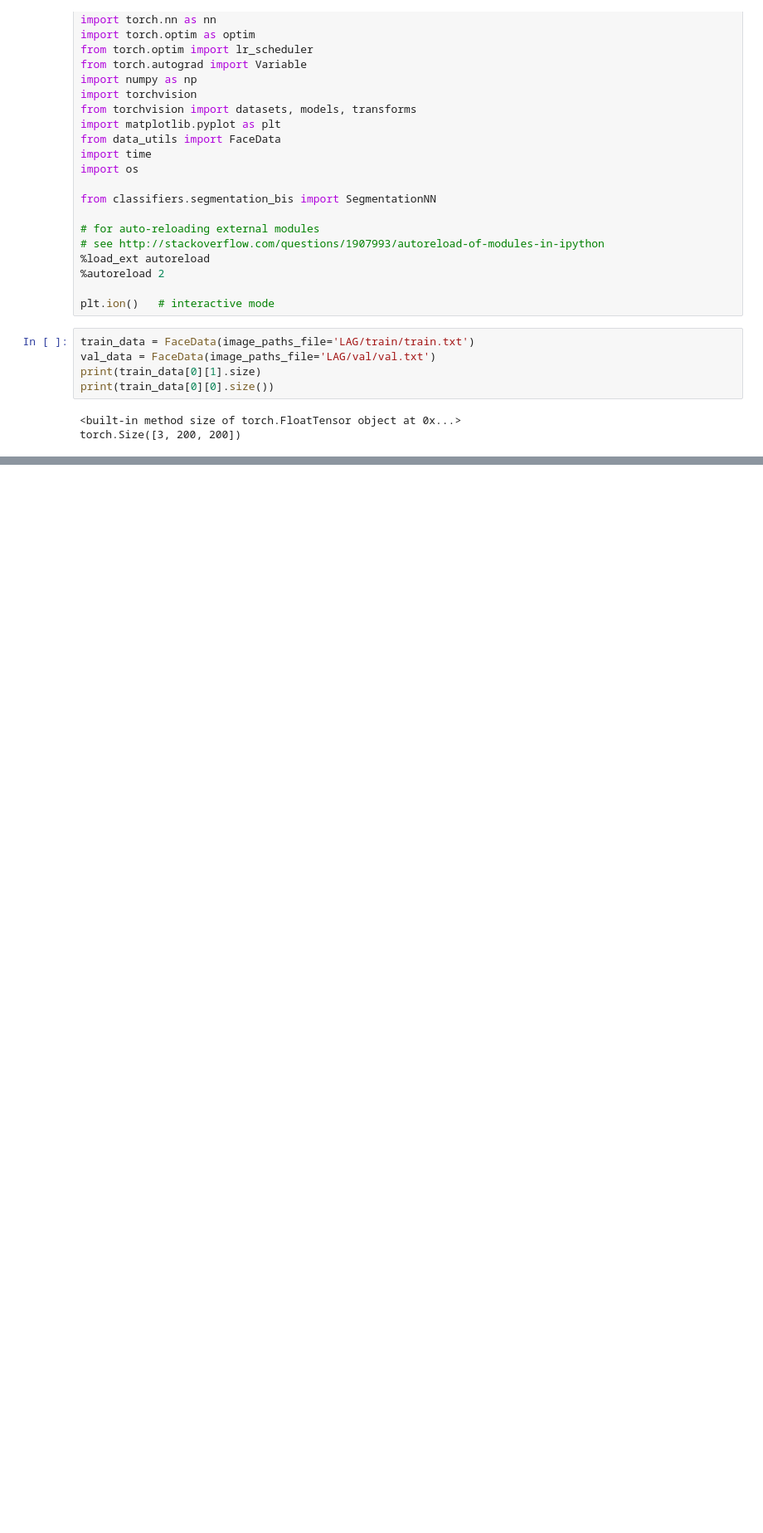
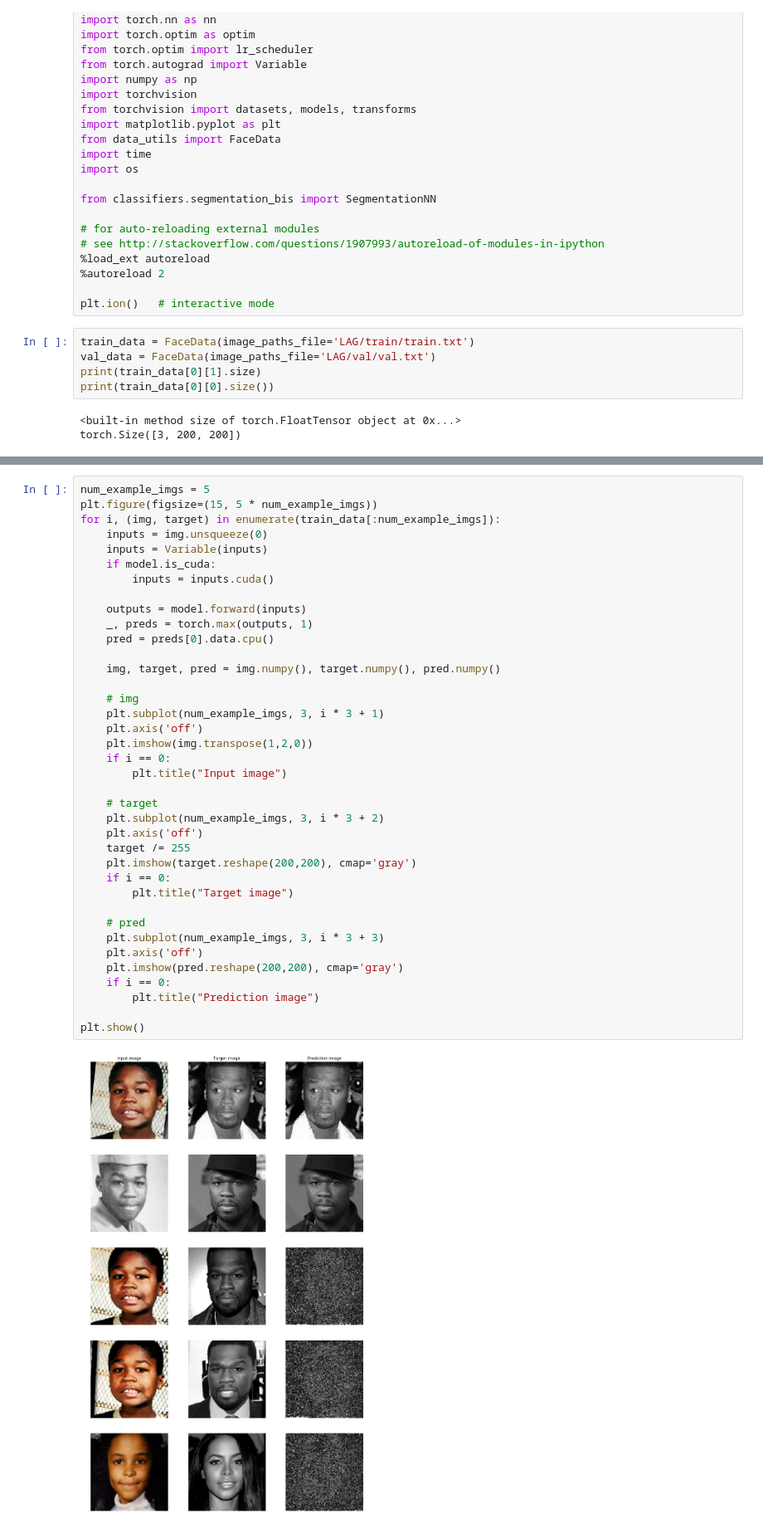
Before and after one commit to HX4G0N/ConvAge, a Jupyter notebook: ConvAge.ipynb, the cells around one changed output, grey strips where cells are left out. Shown at 83% size. Cells and saved outputs as stored; diff of their text form; blank space fills up the shorter version.

```diff
--- a/ConvAge.ipynb
+++ b/ConvAge.ipynb
@@ -126,0 +95,40 @@ RuntimeError: Expected object of type Variable[torch.cuda.LongTensor] but found
+# %%
+num_example_imgs = 5
+plt.figure(figsize=(15, 5 * num_example_imgs))
+for i, (img, target) in enumerate(train_data[:num_example_imgs]):
+    inputs = img.unsqueeze(0)
+    inputs = Variable(inputs)
+    if model.is_cuda:
+        inputs = inputs.cuda()
+
+    outputs = model.forward(inputs)
+    _, preds = torch.max(outputs, 1)
+    pred = preds[0].data.cpu()
+
+    img, target, pred = img.numpy(), target.numpy(), pred.numpy()
+
+    # img
+    plt.subplot(num_example_imgs, 3, i * 3 + 1)
+    plt.axis('off')
+    plt.imshow(img.transpose(1,2,0))
+    if i == 0:
+        plt.title("Input image")
+
+    # target
+    plt.subplot(num_example_imgs, 3, i * 3 + 2)
+    plt.axis('off')
+    target /= 255
+    plt.imshow(target.reshape(200,200), cmap='gray')
+    if i == 0:
+        plt.title("Target image")
+
+    # pred
+    plt.subplot(num_example_imgs, 3, i * 3 + 3)
+    plt.axis('off')
+    plt.imshow(pred.reshape(200,200), cmap='gray')
+    if i == 0:
+        plt.title("Prediction image")
+
+plt.show()
+# %% [output]
+[figure, added]
```
Also changed, not shown: parts of 4 cells of this notebook, 1 other file.
